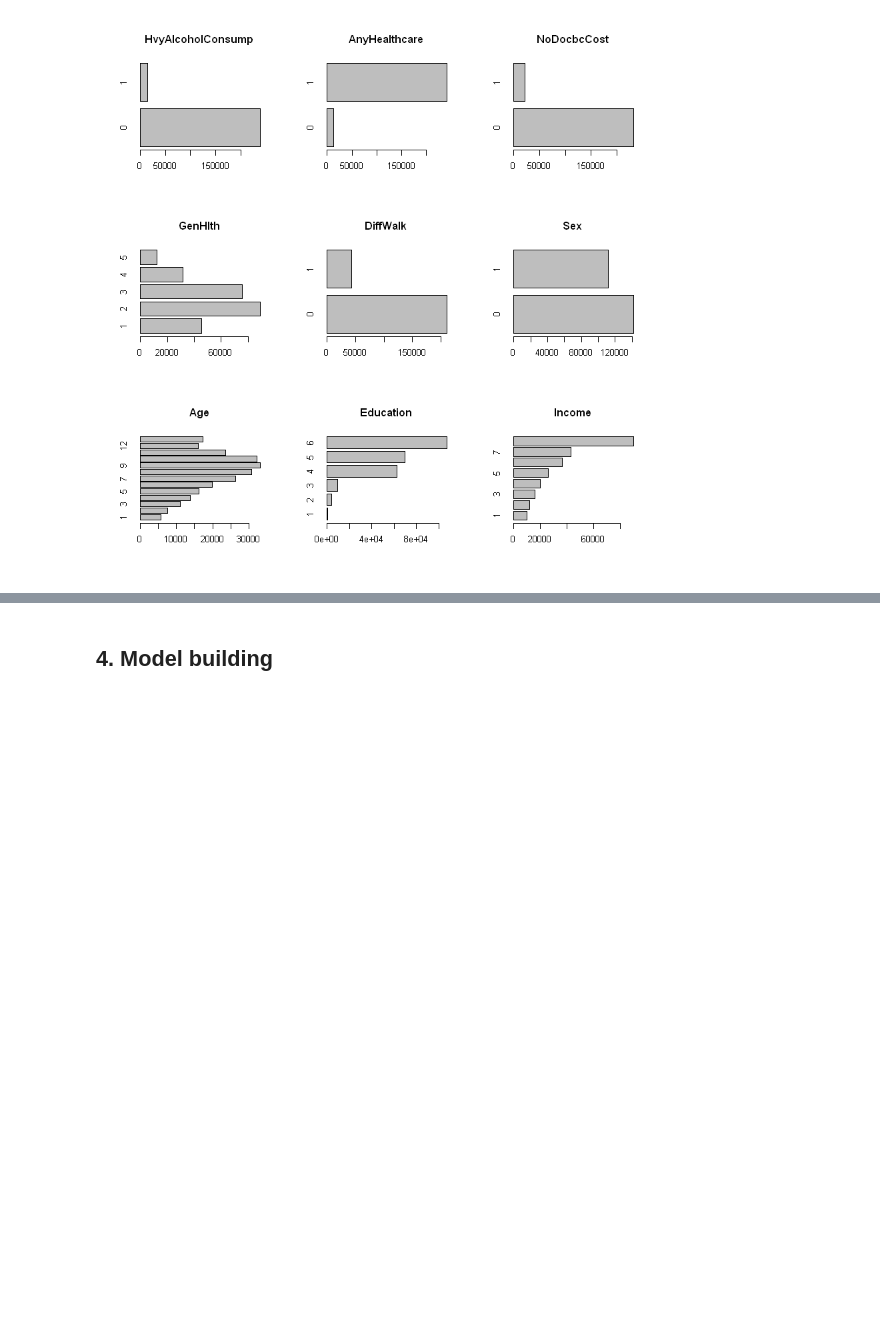
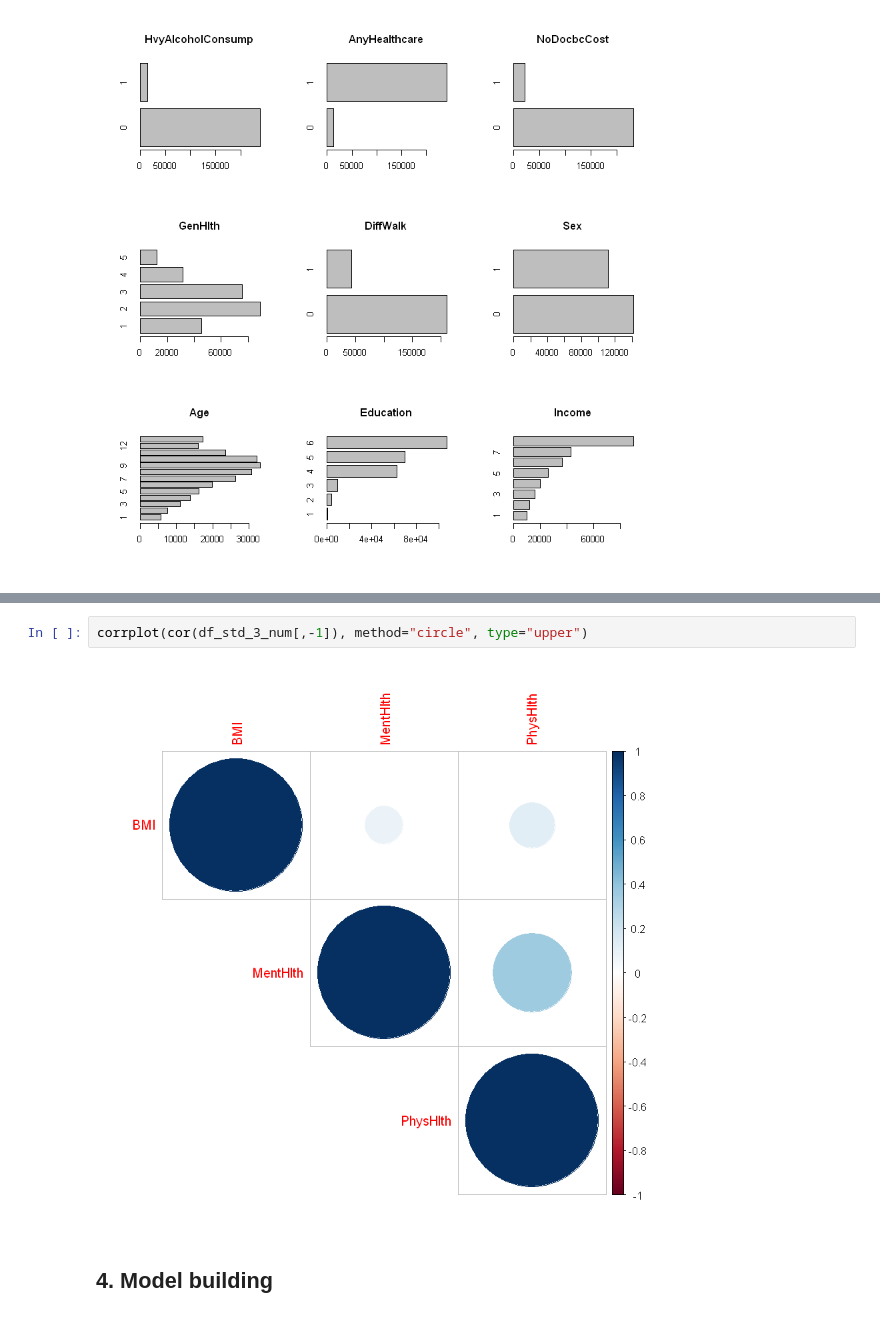
Before and after one commit to DucTrung1802/DS, a Jupyter notebook: GLM_Report/diabetes_analysis.ipynb, the cells around one changed output, grey strips where cells are left out. Drawn from its saved outputs; the diff is of its cells as text; blank space fills up the shorter version.

```diff
--- a/GLM_Report/diabetes_analysis.ipynb
+++ b/GLM_Report/diabetes_analysis.ipynb
@@ -569,3 +627,7 @@ barplot(table(df$Income), horiz=T, main="Income")
+# %%
+corrplot(cor(df_std_3_num[,-1]), method="circle", type="upper")
+# %% [output]
+[figure, added]
 # %% [markdown]
 ## 4. Model building
 # %% [markdown]
```
Also changed, not shown: parts of 14 cells of this notebook.
